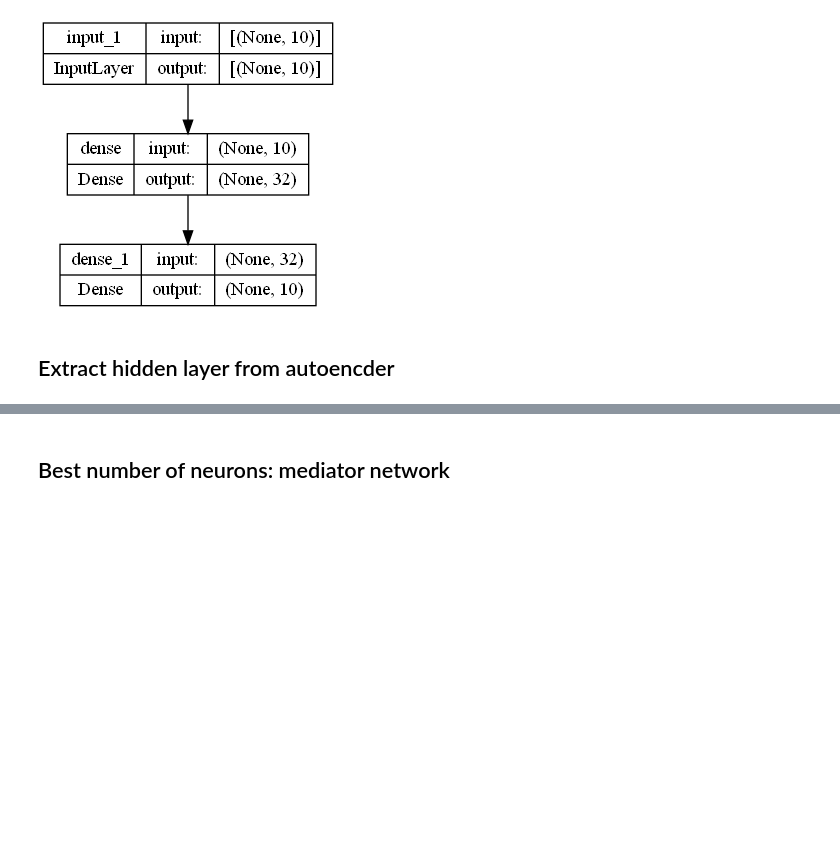
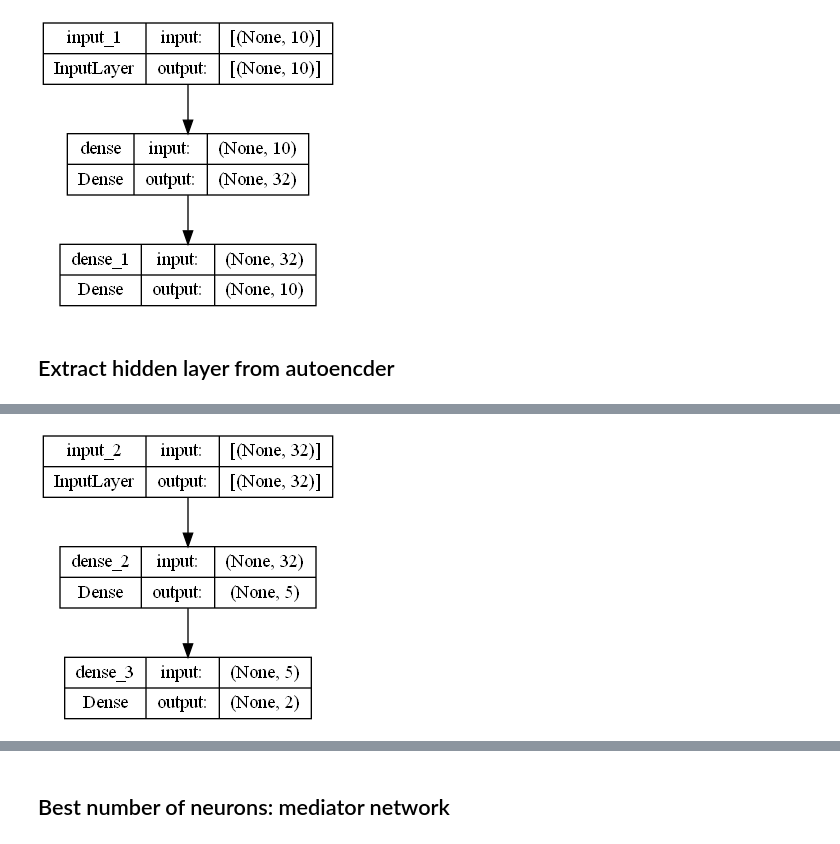
Before and after one commit to amiira-e/fyp, a Jupyter notebook: Current_DL.ipynb, the cells around one changed output, grey strips where cells are left out. Drawn from its saved outputs; the diff is of its cells as text; code cells hidden in the pictures; blank space fills up the shorter version.

```diff
--- a/Current_DL.ipynb
+++ b/Current_DL.ipynb
@@ -360,0 +339,14 @@ TypeError: int() argument must be a string, a bytes-like object or a number, not
+# %%
+# Define the hidden layer model
+hidden_layer_model = Model(inputs=autoencoder.input, outputs=autoencoder.layers[1].output)
+
+# Get the activations of the hidden layer for the training data
+hidden_layer_output_train = hidden_layer_model.predict(X_train_resampled_final)
+
+# Define a new model that takes the output of the hidden layer as input
+new_model_input = Input(shape=(hidden_layer_output_train.shape[1],))
+x = Dense(5, activation='relu')(new_model_input)
+# x = Dense(32, activation='relu')(x)
+output = Dense(2, activation='sigmoid')(x)
+#output = Dense(2, activation='softmax')(x)
+new_model = Model(inputs=new_model_input, outputs=output)
@@ -360,0 +381,5 @@ TypeError: int() argument must be a string, a bytes-like object or a number, not
+# %%
+from keras.utils import plot_model
+plot_model(new_model, to_file='new_model.png', show_shapes=True)
+# %% [output]
+[figure, added]
```
Also changed, not shown: parts of 31 cells of this notebook, 14 other files.
